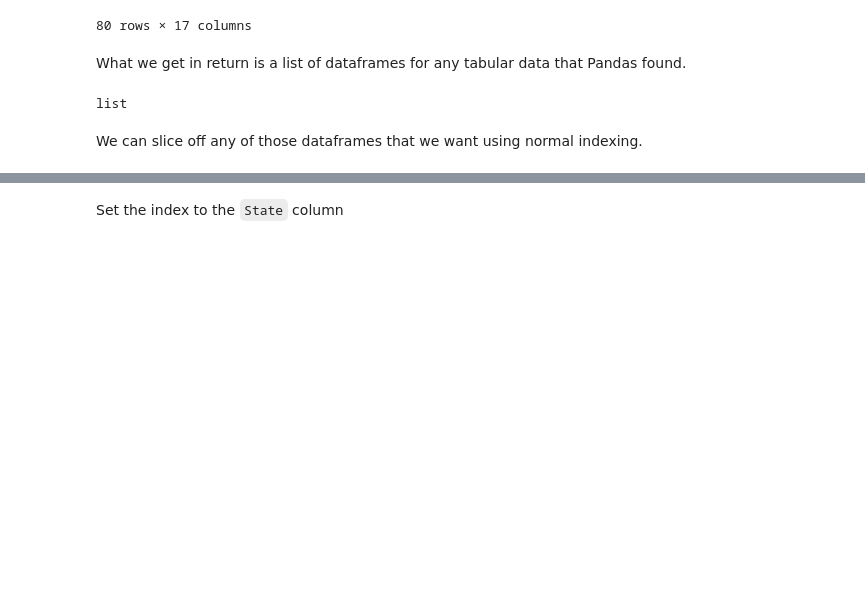
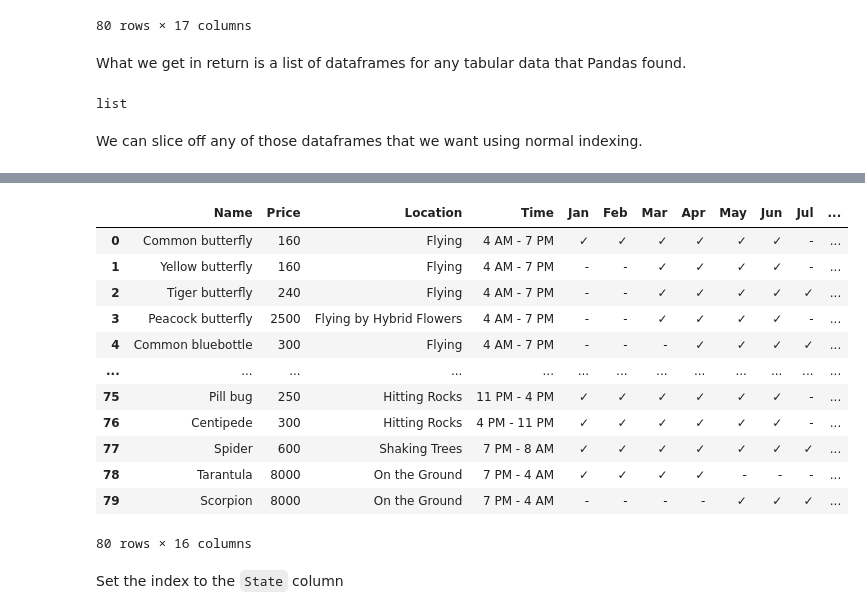
Before and after one commit to msadowski20/etl_project, a Jupyter notebook: bugs.ipynb, the cells around one changed output, grey strips where cells are left out. Drawn from its saved outputs; the diff is of its cells as text; code cells hidden in the pictures; blank space fills up the shorter version.

```diff
--- a/bugs.ipynb
+++ b/bugs.ipynb
@@ -45,3 +34,21 @@ df.head()
+# %%
+df = tables[3]
+del df['Image']
+df
+# %% [output]
+|  | Name | Price | Location | Time | Jan | Feb | Mar | Apr | May | Jun | Jul | ... |
+| 0 | Common butterfly | 160 | Flying | 4 AM - 7 PM | ✓ | ✓ | ✓ | ✓ | ✓ | ✓ | - | ... |
+| 1 | Yellow butterfly | 160 | Flying | 4 AM - 7 PM | - | - | ✓ | ✓ | ✓ | ✓ | - | ... |
+| 2 | Tiger butterfly | 240 | Flying | 4 AM - 7 PM | - | - | ✓ | ✓ | ✓ | ✓ | ✓ | ... |
+| 3 | Peacock butterfly | 2500 | Flying by Hybrid Flowers | 4 AM - 7 PM | - | - | ✓ | ✓ | ✓ | ✓ | - | ... |
+| 4 | Common bluebottle | 300 | Flying | 4 AM - 7 PM | - | - | - | ✓ | ✓ | ✓ | ✓ | ... |
+| ... | ... | ... | ... | ... | ... | ... | ... | ... | ... | ... | ... | ... |
+| 75 | Pill bug | 250 | Hitting Rocks | 11 PM - 4 PM | ✓ | ✓ | ✓ | ✓ | ✓ | ✓ | - | ... |
+| 76 | Centipede | 300 | Hitting Rocks | 4 PM - 11 PM | ✓ | ✓ | ✓ | ✓ | ✓ | ✓ | - | ... |
+| 77 | Spider | 600 | Shaking Trees | 7 PM - 8 AM | ✓ | ✓ | ✓ | ✓ | ✓ | ✓ | ✓ | ... |
+| 78 | Tarantula | 8000 | On the Ground | 7 PM - 4 AM | ✓ | ✓ | ✓ | ✓ | - | - | - | ... |
+| 79 | Scorpion | 8000 | On the Ground | 7 PM - 4 AM | - | - | - | - | ✓ | ✓ | ✓ | ... |
+80 rows × 16 columns
 # %% [markdown]
 Set the index to the `State` column
 # %%
```
Also changed, not shown: parts of 9 cells of this notebook, 2 other files.
